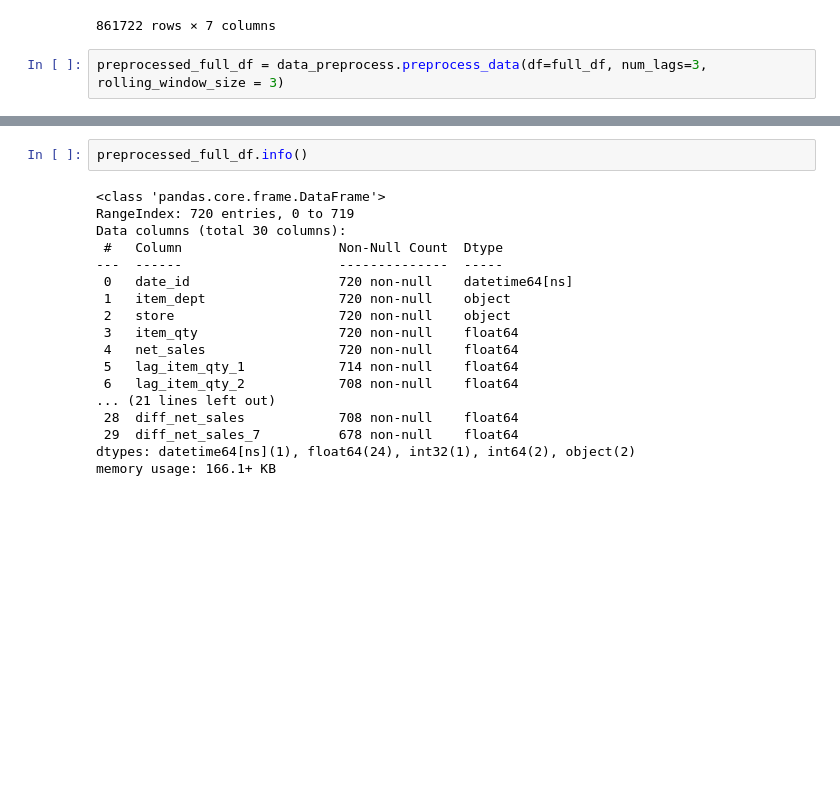
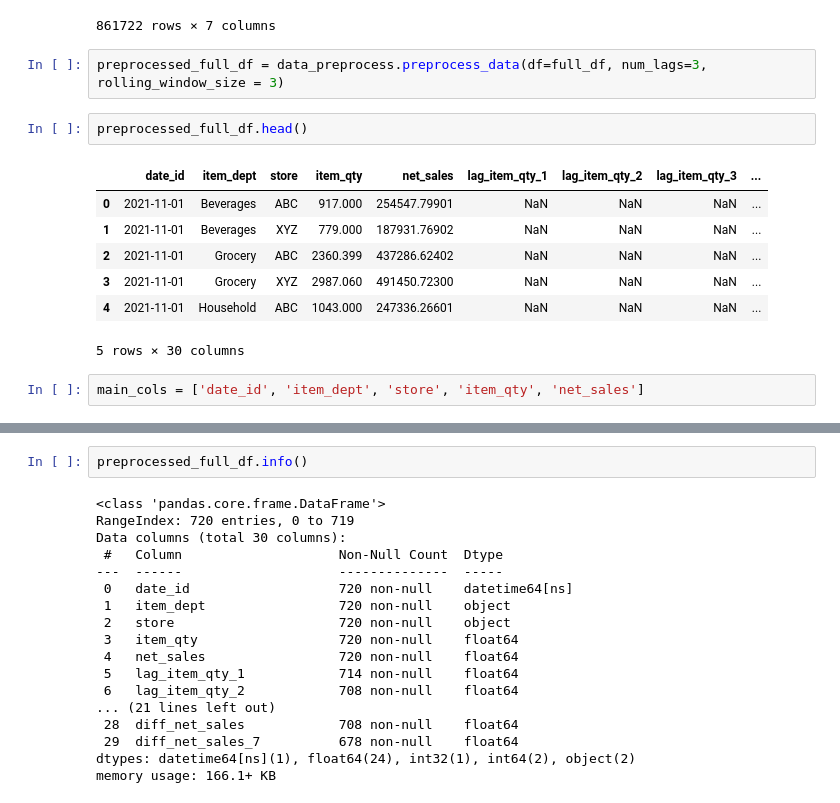
Before and after one commit to Vaseekaran-V/ML_CW, a Jupyter notebook: src/notebooks/modeling_train_test.ipynb, the cells around one changed output, grey strips where cells are left out. Drawn from its saved outputs; the diff is of its cells as text; blank space fills up the shorter version.

```diff
--- a/src/notebooks/modeling_train_test.ipynb
+++ b/src/notebooks/modeling_train_test.ipynb
@@ -84,3 +84,15 @@ full_df
 861722 rows × 7 columns
 # %%
 preprocessed_full_df = data_preprocess.preprocess_data(df=full_df, num_lags=3, rolling_window_size = 3)
+# %%
+preprocessed_full_df.head()
+# %% [output]
+|  | date_id | item_dept | store | item_qty | net_sales | lag_item_qty_1 | lag_item_qty_2 | lag_item_qty_3 | ... |
+| 0 | 2021-11-01 | Beverages | ABC | 917.000 | 254547.79901 | NaN | NaN | NaN | ... |
+| 1 | 2021-11-01 | Beverages | XYZ | 779.000 | 187931.76902 | NaN | NaN | NaN | ... |
+| 2 | 2021-11-01 | Grocery | ABC | 2360.399 | 437286.62402 | NaN | NaN | NaN | ... |
+| 3 | 2021-11-01 | Grocery | XYZ | 2987.060 | 491450.72300 | NaN | NaN | NaN | ... |
+| 4 | 2021-11-01 | Household | ABC | 1043.000 | 247336.26601 | NaN | NaN | NaN | ... |
+5 rows × 30 columns
+# %%
+main_cols = ['date_id', 'item_dept', 'store', 'item_qty', 'net_sales']
```
Also changed, not shown: parts of 11 cells of this notebook.
